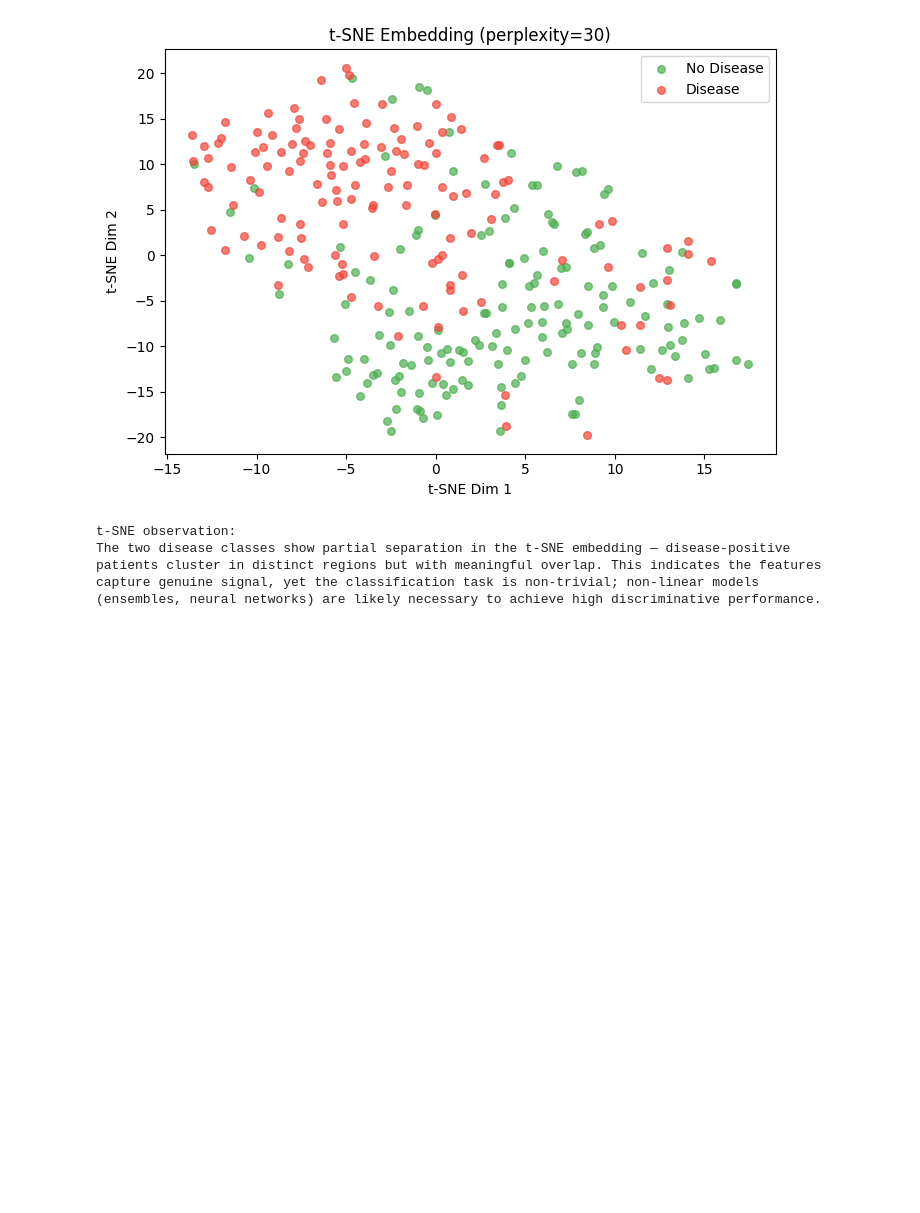
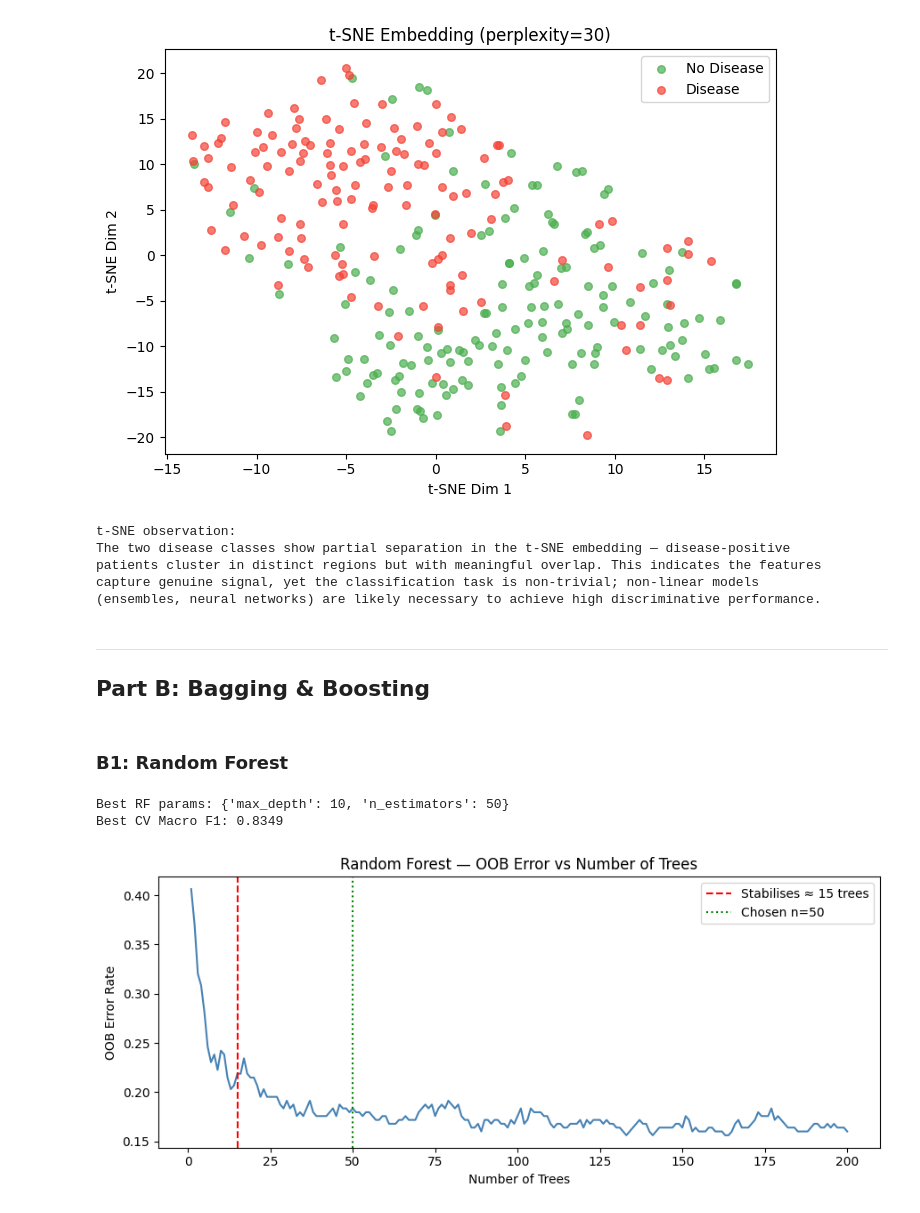
Before and after one commit to Saif1Shahzad/cardioai-heart-disease-prediction, a Jupyter notebook: notebook/i232634_DS-A_Assignment 4_Notebook.ipynb, the cells around one changed output. Saved outputs shown, nothing was run; the diff lists cells and outputs as text; code cells hidden in the pictures; blank space fills up the shorter version.

Commit message:
Implemented Part B: Bagging & Boosting

```diff
--- a/notebook/i232634_DS-A_Assignment 4_Notebook.ipynb
+++ b/notebook/i232634_DS-A_Assignment 4_Notebook.ipynb
@@ -522,3 +522,49 @@ The two disease classes show partial separation in the t-SNE embedding — disea
 patients cluster in distinct regions but with meaningful overlap. This indicates the features
 capture genuine signal, yet the classification task is non-trivial; non-linear models
 (ensembles, neural networks) are likely necessary to achieve high discriminative performance.
+# %% [markdown]
+---
+## Part B: Bagging & Boosting
+# %% [markdown]
+### B1: Random Forest
+# %%
+from sklearn.model_selection import GridSearchCV
+
+rf_param_grid = {
+    'n_estimators': [50, 100, 200],
+    'max_depth': [None, 5, 10]
+}
+
+rf_base = RandomForestClassifier(random_state=SEED, oob_score=True)
+rf_cv = GridSearchCV(rf_base, rf_param_grid, cv=5, scoring='f1_macro', n_jobs=-1, verbose=0)
+rf_cv.fit(X_train_sm, y_train_sm)
+
+print(f'Best RF params: {rf_cv.best_params_}')
+print(f'Best CV Macro F1: {rf_cv.best_score_:.4f}')
+# %% [output]
+Best RF params: {'max_depth': 10, 'n_estimators': 50}
+Best CV Macro F1: 0.8349
+# %%
+# OOB error vs n_estimators
+oob_errors = []
+n_tree_range = range(1, 201)
+for n in n_tree_range:
+    rf_tmp = RandomForestClassifier(n_estimators=n, oob_score=True, random_state=SEED, max_depth=rf_cv.best_params_['max_depth'])
+    rf_tmp.fit(X_train_sm, y_train_sm)
+    oob_errors.append(1 - rf_tmp.oob_score_)
+
+fig, ax = plt.subplots(figsize=(9, 4))
+ax.plot(list(n_tree_range), oob_errors, color='steelblue')
+# Mark stabilisation point (gradient < 0.001)
+diffs = np.abs(np.diff(oob_errors))
+stable_idx = np.argmax(diffs < 0.001) + 1
+ax.axvline(stable_idx, color='red', linestyle='--', label=f'Stabilises ≈ {stable_idx} trees')
+ax.axvline(rf_cv.best_params_['n_estimators'], color='green', linestyle=':', label=f'Chosen n={rf_cv.best_params_["n_estimators"]}')
+ax.set_xlabel('Number of Trees')
+ax.set_ylabel('OOB Error Rate')
+ax.set_title('Random Forest — OOB Error vs Number of Trees')
+ax.legend()
+plt.tight_layout()
+plt.show()
+# %% [output]
+[figure, added]
```
Also changed, not shown: parts of 10 cells of this notebook.
